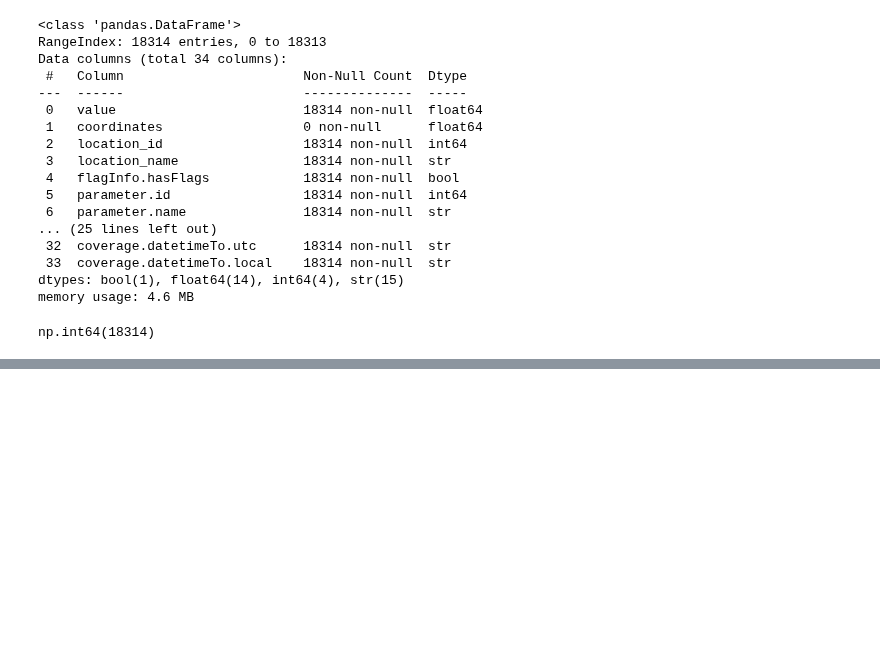
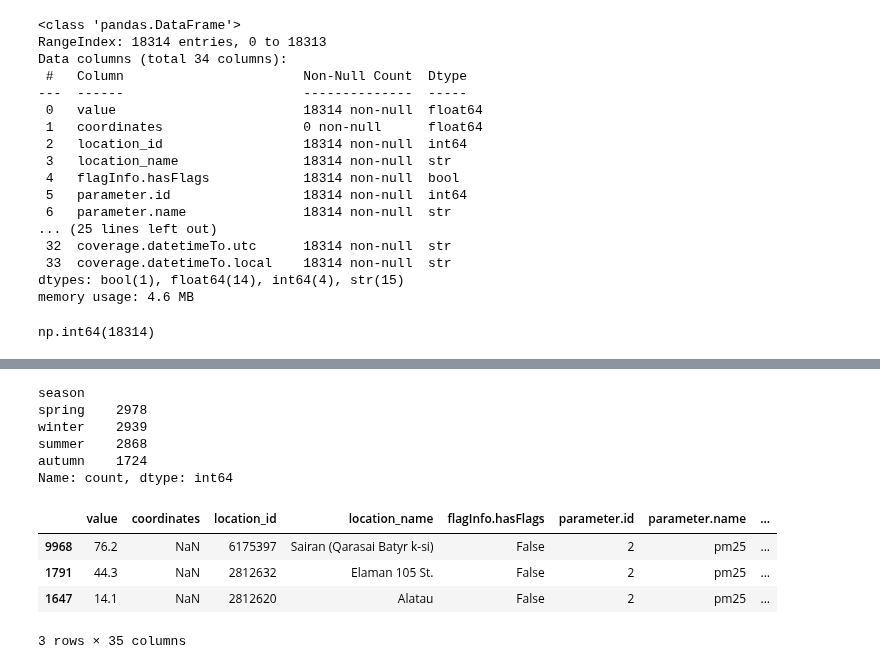
Before and after one commit to iencislennon/Next-Day-PM2.5-Air-Quality-Forecasting-forAlmaty, a Jupyter notebook: exploratory/sandbox.ipynb, the cells around one changed output, grey strips where cells are left out. Saved outputs shown, nothing was run; the diff lists cells and outputs as text; code cells hidden in the pictures; blank space fills up the shorter version.

```diff
--- a/exploratory/sandbox.ipynb
+++ b/exploratory/sandbox.ipynb
@@ -80,0 +213,13 @@ df.drop(columns=[], axis=1, inplace=True)
+# %%
+df['period.datetimeTo.local'] = pd.to_datetime(df['period.datetimeTo.local'], errors='coerce')
+def season_convert(x):
+    if pd.isna(x):
+        return 'unknown'
+    if x in [1,2,12]:
+        return 'winter'
+    elif x in [3,4,5]:
+        return 'spring'
+    elif x in [6,7,8]:
+        return 'summer'
+    else:
+        return 'autumn'
@@ -80,0 +255,21 @@ df.drop(columns=[], axis=1, inplace=True)
+# %%
+# basically to predict future PM25 values we don't need features about identification&location, parameter info and time periods except the season so we have to create additional feature for it
+df['season'] = df['period.datetimeTo.local'].dt.month.apply(season_convert)
+# .month on a Pandas Series (a column), it extracts the month component from each datetime value as an integer from 1 to 12
+# %%
+df.season.value_counts()
+# %% [output]
+season
+spring    2978
+winter    2939
+summer    2868
+autumn    1724
+Name: count, dtype: int64
+# %%
+df.sample(3)
+# %% [output]
+|  | value | coordinates | location_id | location_name | flagInfo.hasFlags | parameter.id | parameter.name | ... |
+| 9968 | 76.2 | NaN | 6175397 | Sairan (Qarasai Batyr k-si) | False | 2 | pm25 | ... |
+| 1791 | 44.3 | NaN | 2812632 | Elaman 105 St. | False | 2 | pm25 | ... |
+| 1647 | 14.1 | NaN | 2812620 | Alatau | False | 2 | pm25 | ... |
+3 rows × 35 columns
```
Also changed, not shown: parts of 19 cells of this notebook, 2 other files.
